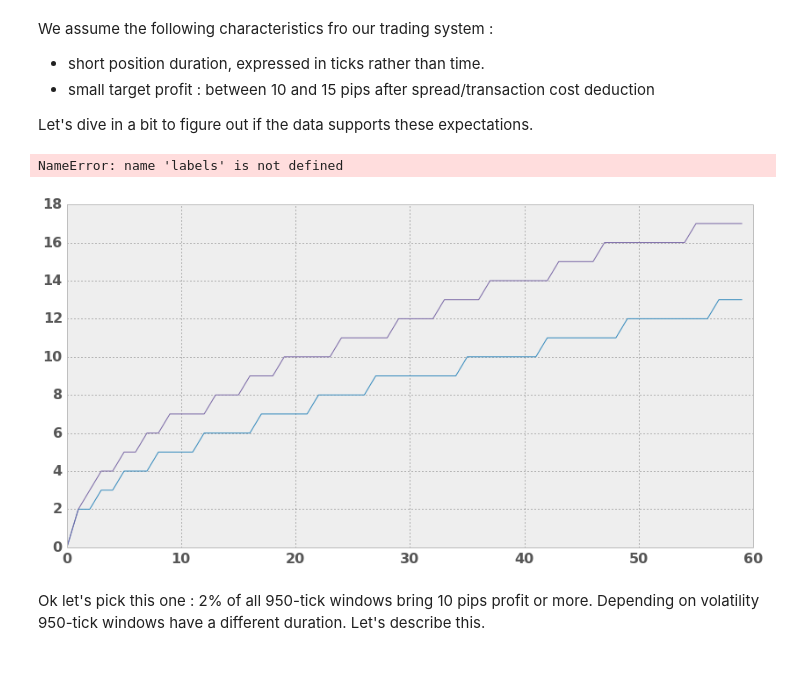
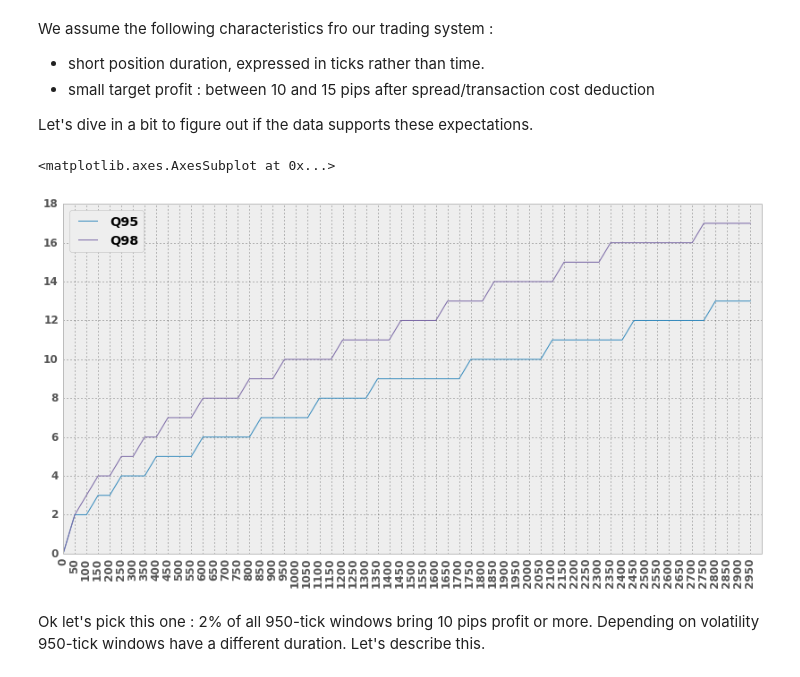
Before and after one commit to mfzhang/lehedge, a Jupyter notebook: LeHedge-DataPreparation.ipynb, the cells around one changed output. Drawn from its saved outputs; the diff is of its cells as text; code cells hidden in the pictures.

Commit message:
add fresh tick data and refactor data loading

```diff
--- a/LeHedge-DataPreparation.ipynb
+++ b/LeHedge-DataPreparation.ipynb
@@ -179,20 +173,18 @@ We assume the following characteristics fro our trading system :
 Let's dive in a bit to figure out if the data supports these expectations.
 # %%
 r = range(0,3000,50)
-q = []
-u = []
-for i in r:
-    tmp = 10000*(audusdask['rate'].shift(-i)-audusdask['rate'])
-    q.append(tmp.quantile(0.95))
-    u.append(tmp.quantile(0.98))
-
-plt.plot(range(len(q)), q)
-plt.plot(range(len(u)), u)
-plt.xticks(range(len(labels)), labels, rotation=90)
-plt.show()
+d = np.zeros((len(r),2))
+i = 0
+for window_size in r:
+    tmp = 10000*(audusdask['rate'].shift(-window_size)-audusdask['rate'])
+    d[i][0]=tmp.quantile(0.95)
+    d[i][1]=tmp.quantile(0.98)
+    i = i+1
+df = pd.DataFrame(d,index=r,columns=['Q95','Q98'])
+df.plot(rot=90,xticks=r)
 # %% [output]
-NameError: name 'labels' is not defined
+<matplotlib.axes.AxesSubplot at 0x...>
-[figure, old version]
+[figure, new version]
 # %% [markdown]
 Ok let's pick this one : 2% of all 950-tick windows bring 10 pips profit or more.
 Depending on volatility 950-tick windows have a different duration. Let's describe this.
```
Also changed, not shown: parts of 15 cells of this notebook, 8 other files.
